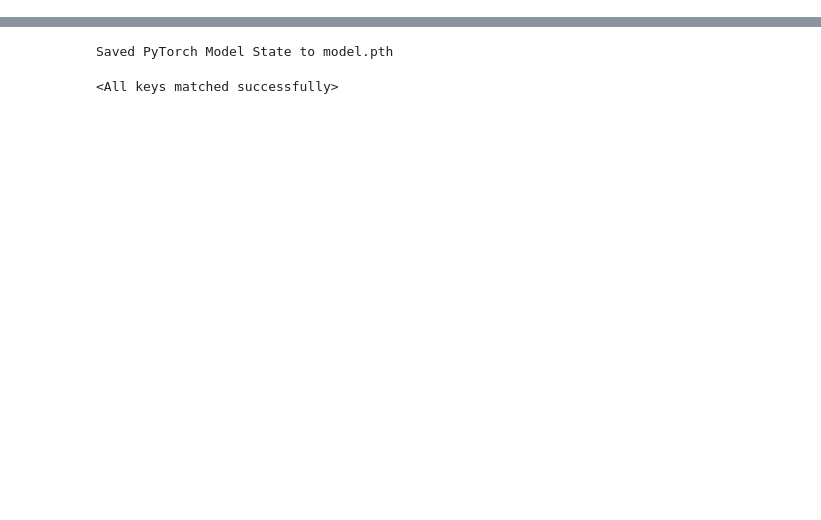
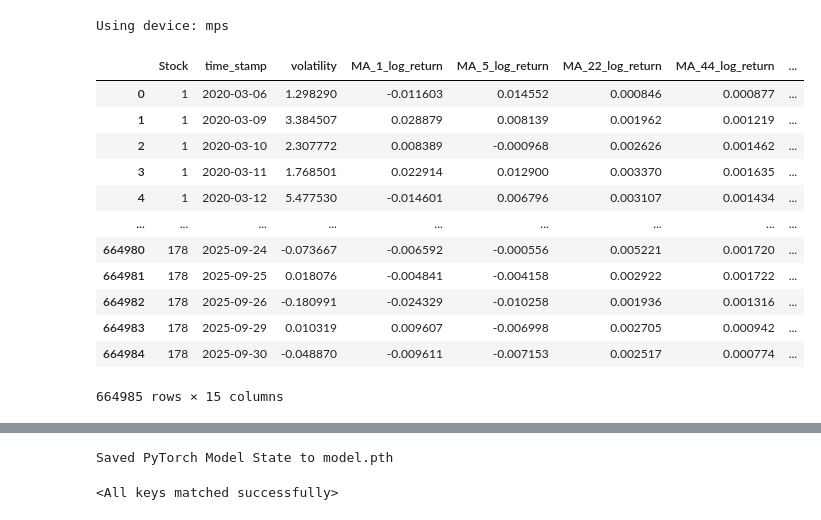
Before and after one commit to asalpert/msdas_practicum-project, a Jupyter notebook: nn_trial.ipynb, the cells around one changed output, grey strips where cells are left out. Saved outputs shown, nothing was run; the diff lists cells and outputs as text; code cells hidden in the pictures; blank space fills up the shorter version.

```diff
--- a/nn_trial.ipynb
+++ b/nn_trial.ipynb
@@ -1,3 +1,10 @@
+# %%
+import torch
+
+device = torch.device("mps" if torch.backends.mps.is_available() else "cpu")
+print("Using device:", device)
+# %% [output]
+Using device: mps
 # %%
 import torch
 from torch import nn
@@ -8,0 +18,19 @@ from sklearn.model_selection import TimeSeriesSplit
+# %%
+df = pd.read_csv("final_dataset_tech.csv.gz").drop("Unnamed: 0", axis=1)
+df['time_stamp'] = pd.to_datetime(df['time_stamp'])
+df["volatility"] = (df["volatility"] - df['volatility'].mean()) / df["volatility"].std()
+df
+# %% [output]
+|  | Stock | time_stamp | volatility | MA_1_log_return | MA_5_log_return | MA_22_log_return | MA_44_log_return | ... |
+| 0 | 1 | 2020-03-06 | 1.298290 | -0.011603 | 0.014552 | 0.000846 | 0.000877 | ... |
+| 1 | 1 | 2020-03-09 | 3.384507 | 0.028879 | 0.008139 | 0.001962 | 0.001219 | ... |
+| 2 | 1 | 2020-03-10 | 2.307772 | 0.008389 | -0.000968 | 0.002626 | 0.001462 | ... |
+| 3 | 1 | 2020-03-11 | 1.768501 | 0.022914 | 0.012900 | 0.003370 | 0.001635 | ... |
+| 4 | 1 | 2020-03-12 | 5.477530 | -0.014601 | 0.006796 | 0.003107 | 0.001434 | ... |
+| ... | ... | ... | ... | ... | ... | ... | ... | ... |
+| 664980 | 178 | 2025-09-24 | -0.073667 | -0.006592 | -0.000556 | 0.005221 | 0.001720 | ... |
+| 664981 | 178 | 2025-09-25 | 0.018076 | -0.004841 | -0.004158 | 0.002922 | 0.001722 | ... |
+| 664982 | 178 | 2025-09-26 | -0.180991 | -0.024329 | -0.010258 | 0.001936 | 0.001316 | ... |
+| 664983 | 178 | 2025-09-29 | 0.010319 | 0.009607 | -0.006998 | 0.002705 | 0.000942 | ... |
+| 664984 | 178 | 2025-09-30 | -0.048870 | -0.009611 | -0.007153 | 0.002517 | 0.000774 | ... |
+664985 rows × 15 columns
```
Also changed, not shown: parts of 16 cells of this notebook, 3 other files.
